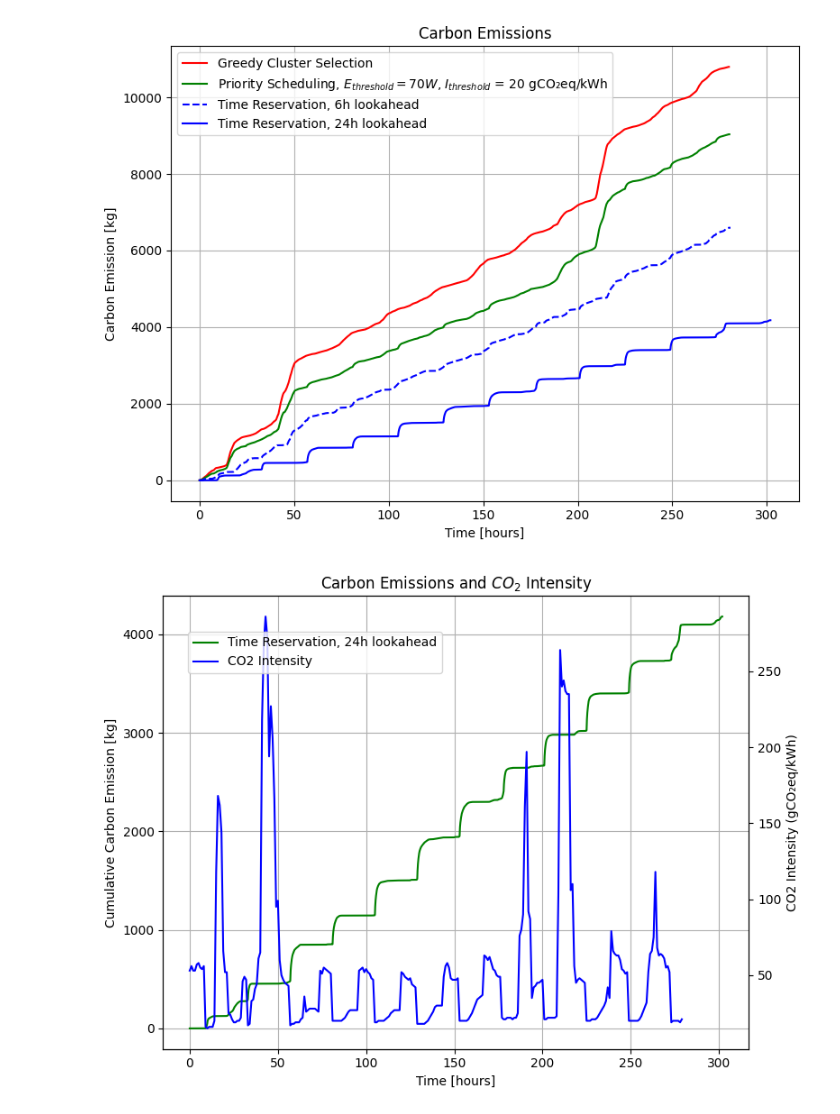
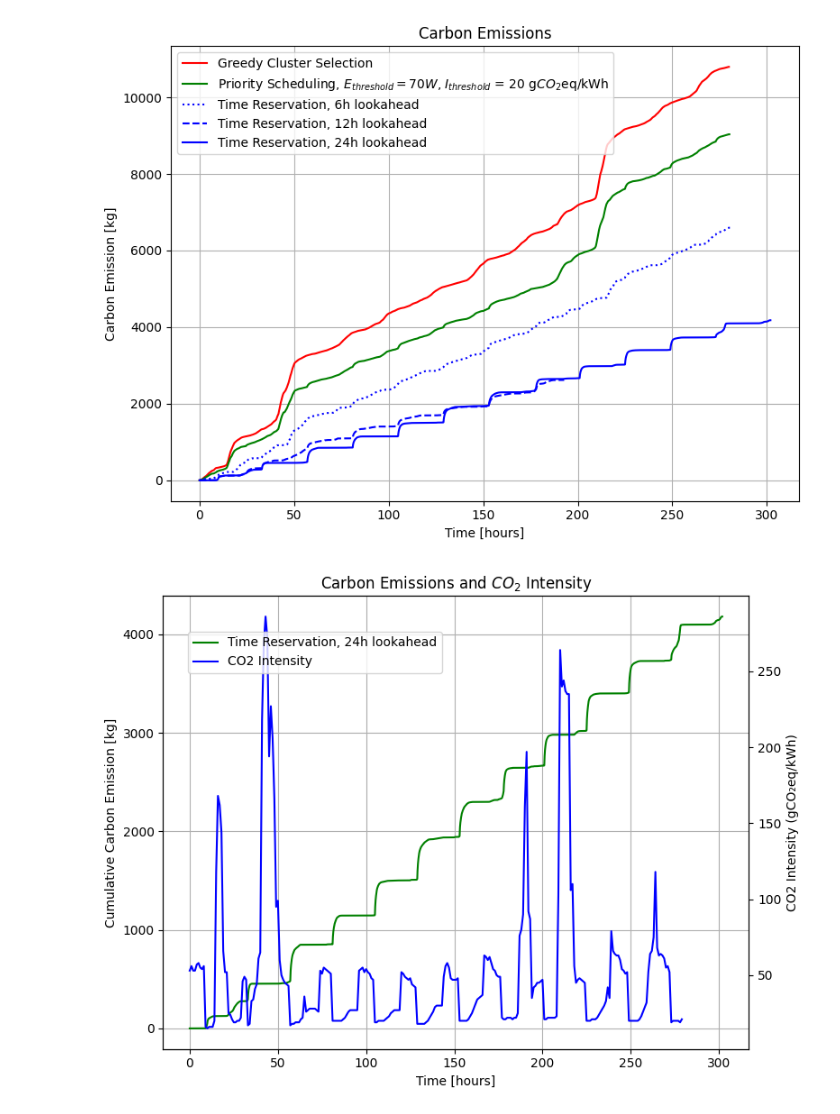
Before and after one commit to johankristianss/carbonsim, a Jupyter notebook: notebooks/AlgComparison.ipynb, the cells around one changed output. Drawn from its saved outputs; the diff is of its cells as text; code cells hidden in the pictures.

```diff
--- a/notebooks/AlgComparison.ipynb
+++ b/notebooks/AlgComparison.ipynb
@@ -4,9 +4,8 @@ import matplotlib.pyplot as plt
 
 dir = "../results/100_single"
 #dir = "../results/100_small"
-#dir = "../results/30"
 
-# Load the data
+
 random_df_emission = pd.read_csv(dir + '/random/scheduler.csv')
 random_df_emission['hours'] = random_df_emission['tick'] / 3600
 random_df_emission['cumulative_emission'] = random_df_emission['cumulative_emission']
@@ -19,72 +18,64 @@ greedy_binpack_df_emission = pd.read_csv(dir + '/greedy_binpack/scheduler.csv')
 greedy_binpack_df_emission['hours'] = greedy_binpack_df_emission['tick'] / 3600
 greedy_binpack_df_emission['cumulative_emission'] = greedy_binpack_df_emission['cumulative_emission']
 
-#delay_150_df_emission = pd.read_csv(dir + '/delay_150/scheduler.csv')
-#delay_150_df_emission['hours'] = delay_150_df_emission['tick'] / 3600
-#delay_150_df_emission['cumulative_emission'] = delay_150_df_emission['cumulative_emission']
+reservation_6h_df_emission = pd.read_csv(dir + '/reservation_6/scheduler.csv')
+reservation_6h_df_emission['hours'] = reservation_6h_df_emission['tick'] / 3600
+reservation_6h_df_emission['cumulative_emission'] = reservation_6h_df_emission['cumulative_emission']
 
-#delay_80_df_emission = pd.read_csv(dir + '/delay_80/scheduler.csv')
-#delay_80_df_emission['hours'] = delay_80_df_emission['tick'] / 3600
-#delay_80_df_emission['cumulative_emission'] = delay_80_df_emission['cumulative_emission']
+reservation_12h_df_emission = pd.read_csv(dir + '/reservation_12/scheduler.csv')
+reservation_12h_df_emission['hours'] = reservation_12h_df_emission['tick'] / 3600
+reservation_12h_df_emission['cumulative_emission'] = reservation_12h_df_emission['cumulative_emission']
+
+#reservation_12he_df_emission = pd.read_csv(dir + '/reservation_12e/scheduler.csv')
+#reservation_12he_df_emission['hours'] = reservation_12he_df_emission['tick'] / 3600
+#reservation_12he_df_emission['cumulative_emission'] = reservation_12he_df_emission['cumulative_emission']
 
 reservation_24h_df_emission = pd.read_csv(dir + '/reservation_24/scheduler.csv')
 reservation_24h_df_emission['hours'] = reservation_24h_df_emission['tick'] / 3600
 reservation_24h_df_emission['cumulative_emission'] = reservation_24h_df_emission['cumulative_emission']
-
-reservation_6h_df_emission = pd.read_csv(dir + '/reservation_6/scheduler.csv')
-#reservation_6h_df_emission = reservation_6h_df_emission[:36393]
-#reservation_6h_df_emission = reservation_6h_df_emission.iloc[:345930]
-reservation_6h_df_emission['hours'] = reservation_6h_df_emission['tick'] / 3600
-reservation_6h_df_emission['cumulative_emission'] = reservation_6h_df_emission['cumulative_emission']
-
-
-#timepacking_24h_df_emission = pd.read_csv(dir + '/timepacking_24/scheduler.csv')
-#timepacking_24h_df_emission['hours'] = timepacking_24h_df_emission['tick'] / 3600
-#timepacking_24h_df_emission['cumulative_emission'] = timepacking_24h_df_emission['cumulative_emission']
 
 # Create the plot
 fig, ax1 = plt.subplots(figsize=(8, 6))
 
 # Plot cumulative emissions on the primary y-ais
 #ax1.plot(random_df_emission['hours'], random_df_emission['cumulative_emission'], label='Random', color='blue')
+
 ax1.plot(greedy_df_emission['hours'], greedy_df_emission['cumulative_emission'], label='Greedy Cluster Selection', color='red')
-ax1.plot(greedy_binpack_df_emission['hours'], greedy_binpack_df_emission['cumulative_emission'], label=r'Priority Scheduling, $E_{threshold} = 70W$, $I_{threshold}$ = 20 gCO₂eq/kWh', color='green')
-#ax1.plot(delay_80_df_emission['hours'], delay_80_df_emission['cumulative_emission'], label='Delayed Scheduling, 24h lookahead, $E_{threshold}$ = 80W', color='darkviolet', linestyle='solid')
-#ax1.plot(delay_150_df_emission['hours'], delay_150_df_emission['cumulative_emission'], label='Delayed Scheduling, 24h lookahead, $E_{threshold}$ = 150W', color='darkviolet', linestyle='dashed')
-ax1.plot(reservation_6h_df_emission['hours'], reservation_6h_df_emission['cumulative_emission'], label='Time Reservation, 6h lookahead', color='blue', linestyle='dashed')
+ax1.plot(greedy_binpack_df_emission['hours'], greedy_binpack_df_emission['cumulative_emission'], label=r'Priority Scheduling, $E_{threshold} = 70W$, $I_{threshold}$ = 20g $CO_{2}$eq/kWh', color='green')
+ax1.plot(reservation_6h_df_emission['hours'], reservation_6h_df_emission['cumulative_emission'], label='Time Reservation, 6h lookahead', color='blue', linestyle='dotted')
+ax1.plot(reservation_12h_df_emission['hours'], reservation_12h_df_emission['cumulative_emission'], label='Time Reservation, 12h lookahead', color='blue', linestyle='dashed')
+#ax1.plot(reservation_12he_df_emission['hours'], reservation_12he_df_emission['cumulative_emission'], label='Time Reservation, 12h lookahead, energy', color='red', linestyle='dashed')
 ax1.plot(reservation_24h_df_emission['hours'], reservation_24h_df_emission['cumulative_emission'], label='Time Reservation, 24h lookahead', color='blue', linestyle='solid')
-
-#ax1.plot(timepacking_24h_df_emission['hours'], timepacking_24h_df_emission['cumulative_emission'], label='Time Packing, 24h lookahead', color='black', linestyle='solid')
 
 ax1.set_xlabel('Time [hours]')
 ax1.set_ylabel('Carbon Emission [kg]', color='black')
 ax1.tick_params(axis='y', labelcolor='black')
 
 # Add legends for both axes
 #fig.legend(loc='upper left', bbox_to_anchor=(0.1, 0.9))
 #fig.legend(loc='upper left', bbox_to_anchor=(0.15, 0.85))
 plt.legend(loc='upper left')
 ax1.grid(True)
 
 #plt.xlim(230, 314)
 #plt.ylim(100000, 200000)
 
 #plt.xlim(0, 1)
 
 # Add a title
 plt.title('Carbon Emissions')
 
 output_image_path = os.path.join("experiment1.png")
 plt.savefig(output_image_path, dpi=300, bbox_inches='tight')
 
 # Show the plot
 plt.tight_layout()
 #plt.yscale('log')
 plt.show()
 
 # 307 hours total run time greedy binpack, and 295 hours greedy
 # %% [output]
-[figure, old version]
+[figure, new version]
 # %%
 import pandas as pd
 import matplotlib.pyplot as plt
```
Also changed, not shown: 10 other files.
